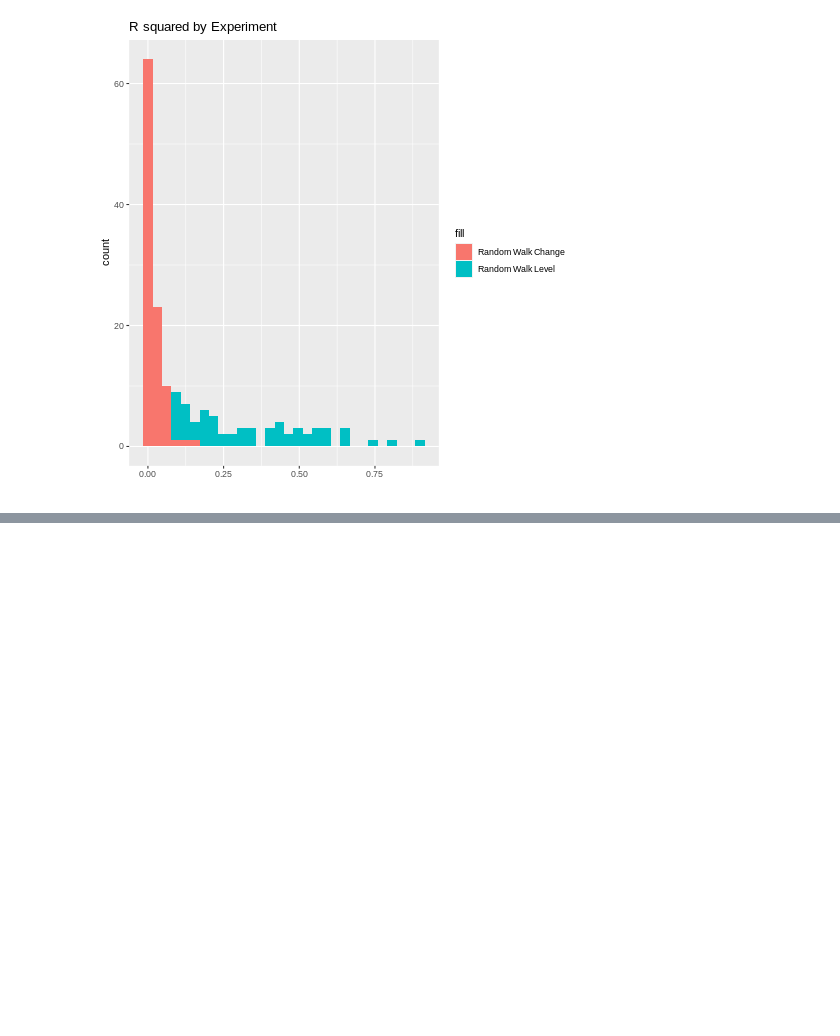
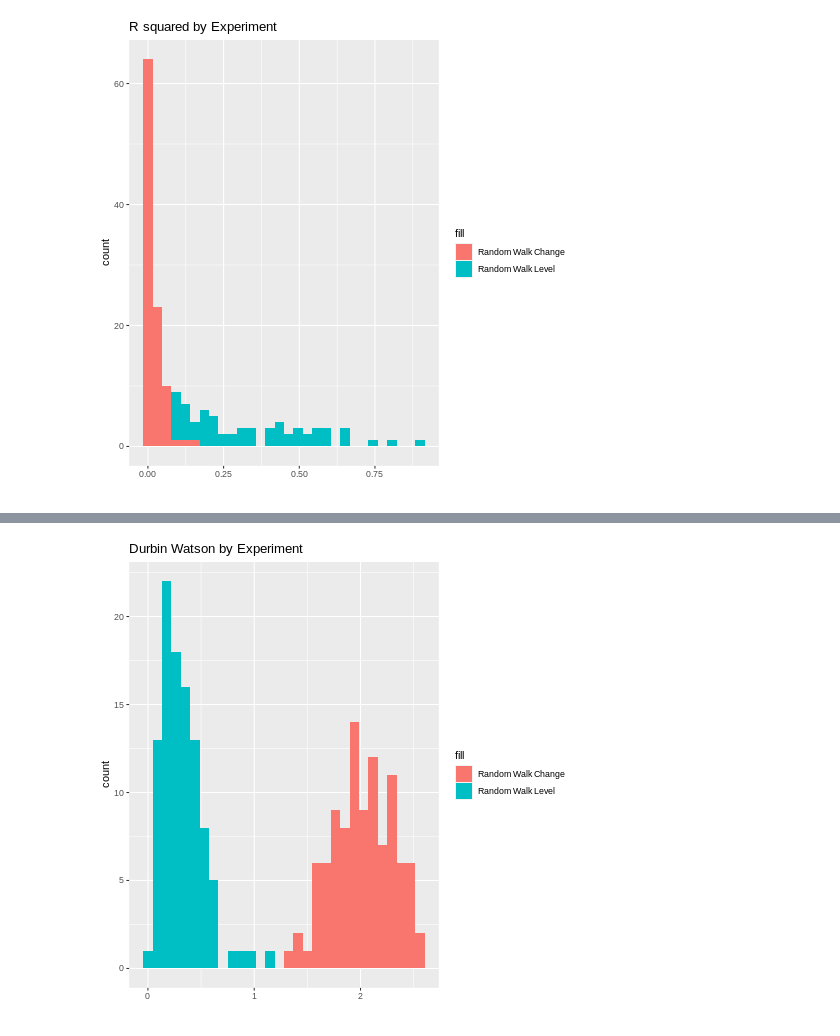
Before and after one commit to juanivazquez/SdT, a Jupyter notebook: Granger&Newbold[1973].ipynb, the cells around one changed output, grey strips where cells are left out. Saved outputs shown, nothing was run; the diff lists cells and outputs as text; code cells hidden in the pictures; blank space fills up the shorter version.

```diff
--- a/Granger&Newbold[1973].ipynb
+++ b/Granger&Newbold[1973].ipynb
@@ -29,6 +75,8 @@ n_exp = 100
 exp_ls <- c()
 pval_ls <- c()
 r_sq_ls <- c()
+dw_ls <- c()
+
 for (j in 1:n_exp) {
   experimento <- tsibble(
                         obs = 1:t,
@@ -40,12 +88,15 @@ for (j in 1:n_exp) {
 
   pval = round(unname(unlist(glance(ajuste) %>% select(p_value))),3)
   r_sq = round(unname(unlist(glance(ajuste) %>% select(r_squared))),3)
-  exp_ls <- append(exp_ls,j)
+  tabla <- augment(ajuste)
+  dw <- durbinWatsonTest(tabla$.resid)
+  exp_ls  <- append(exp_ls,j)
   pval_ls <- append(pval_ls,pval)
   r_sq_ls <- append(r_sq_ls,r_sq)
+  dw_ls   <- append(dw_ls,dw)
 }
 
-res_df = data.frame(exp=exp_ls,pvalues = pval_ls, rsquared = r_sq_ls)
+res_df = data.frame(exp=exp_ls,pvalues = pval_ls, rsquared = r_sq_ls, d_watson = dw_ls)
 res_df <-res_df[order(-res_df$pvalues),]
 df_0 <- res_df
 
@@ -62,6 +113,7 @@ n_exp = 100
 exp_ls <- c()
 pval_ls <- c()
 r_sq_ls <- c()
+dw_ls <- c()
 
 for (j in 1:n_exp) {
   experimento <- tsibble(
@@ -74,12 +126,16 @@ for (j in 1:n_exp) {
   pval = round(unname(unlist(glance(ajuste) %>% select(p_value))),3)
   r_sq = round(unname(unlist(glance(ajuste) %>% select(r_squared))),3)
 
+  tabla <- augment(ajuste)
+  dw <- durbinWatsonTest(tabla$.resid)
+
   exp_ls <- append(exp_ls,j)
   pval_ls <- append(pval_ls,pval)
   r_sq_ls <- append(r_sq_ls,r_sq)
+  dw_ls   <- append(dw_ls,dw)
 }
 
-res_df = data.frame(exp=exp_ls,pvalues = pval_ls, rsquared = r_sq_ls)
+res_df = data.frame(exp=exp_ls,pvalues = pval_ls, rsquared = r_sq_ls, d_watson = dw_ls)
 
 res_df <-res_df[order(-res_df$pvalues),]
 df_1 <- res_df
@@ -96,6 +152,7 @@ n_exp = 100
 exp_ls <- c()
 pval_ls <- c()
 r_sq_ls <- c()
+dw_ls <- c()
 
 for (j in 1:n_exp) {
   experimento <- tsibble(
@@ -110,12 +167,17 @@ for (j in 1:n_exp) {
   pval   <- round(unname(unlist(glance(ajuste) %>% select(p_value))),3)
   r_sq   <- round(unname(unlist(glance(ajuste) %>% select(r_squared))),3)
 
+  tabla <- augment(ajuste)
+  dw <- durbinWatsonTest(tabla$.resid)
+
   exp_ls  <- append(exp_ls,j)
   pval_ls <- append(pval_ls,pval)
   r_sq_ls <- append(r_sq_ls,r_sq)
+  dw_ls   <- append(dw_ls,dw)
+
 }
 
-res_df = data.frame(exp=exp_ls,pvalues = pval_ls, rsquared = r_sq_ls)
+res_df = data.frame(exp=exp_ls,pvalues = pval_ls, rsquared = r_sq_ls, d_watson = dw_ls)
 
 res_df <-res_df[order(-res_df$pvalues),]
 
@@ -150,3 +212,12 @@ WARNING:rpy2.rinterface_lib.callbacks:R[write to console]: `stat_bin()` using `b
 
 WARNING:rpy2.rinterface_lib.callbacks:R[write to console]: `stat_bin()` using `bins = 30`. Pick better value with `binwidth`.
 [figure]
+# %%
+%%R
+ggplot(df_2) +
+    #geom_histogram(aes(x = df_0$d_watson, fill = "White Noise Level")) +
+    geom_histogram(aes(x = df_1$d_watson, fill = "Random Walk Level")) +
+    geom_histogram(aes(x = df_2$d_watson, fill = "Random Walk Change")) +
+    ggtitle("Durbin Watson by Experiment") +
+    labs(x = "");
+# %% [output]
@@ -152,0 +227 @@ WARNING:rpy2.rinterface_lib.callbacks:R[write to console]: `stat_bin()` using `b
+[figure, added]
```
Also changed, not shown: parts of 8 cells of this notebook.
